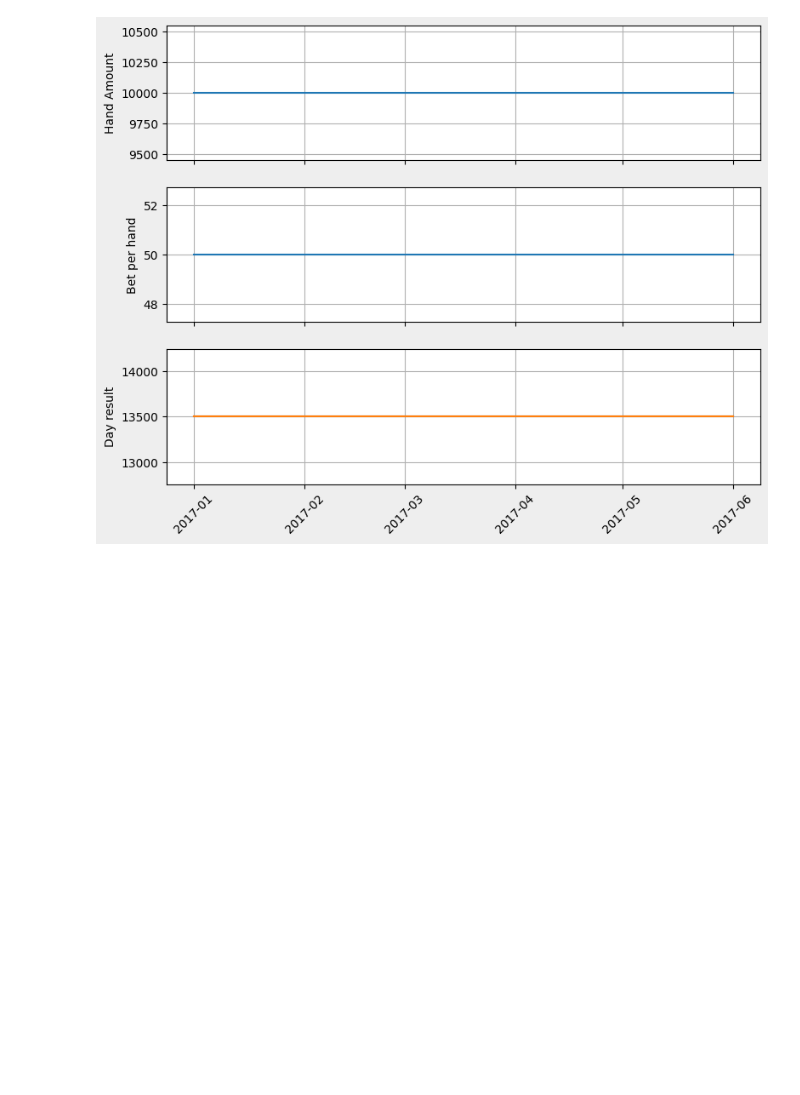
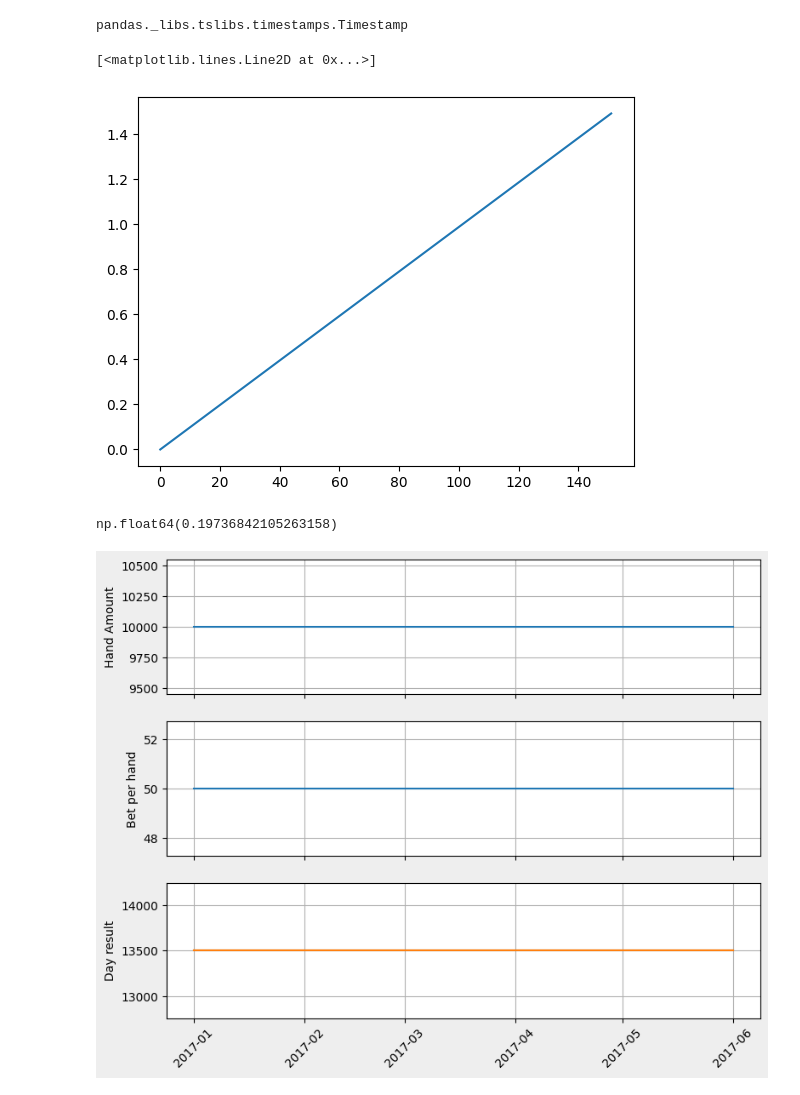
Before and after one commit to TrR1s/DS_examples, a Jupyter notebook: Graphics.ipynb, the cells around one changed output. Drawn from its saved outputs; the diff is of its cells as text; code cells hidden in the pictures; blank space fills up the shorter version.

```diff
--- a/Graphics.ipynb
+++ b/Graphics.ipynb
@@ -12,3 +12,16 @@ start_date='1/1/2017'
 end_date ='6/1/2017'
 # %%
 x_date = pd.date_range(start_date,end_date)
+# %%
+x_d =list(x_date)
+type(x_d[0])
+# %% [output]
+pandas._libs.tslibs.timestamps.Timestamp
+# %%
+x = np.arange(len(x_d))
+y = 1.5*x/x.shape
+# %%
+plt.plot(x,y)
+# %% [output]
+[<matplotlib.lines.Line2D at 0x...>]
+[figure, added]
@@ -15,3 +30,7 @@ x_date = pd.date_range(start_date,end_date)
+# %%
+trend_dict[x_d[20]]
+# %% [output]
+np.float64(0.19736842105263158)
 # %%
 hand_amount_per_day = 10000
 bet_per_hand = 50
```
Also changed, not shown: parts of 1 cell of this notebook, 12 other files.
